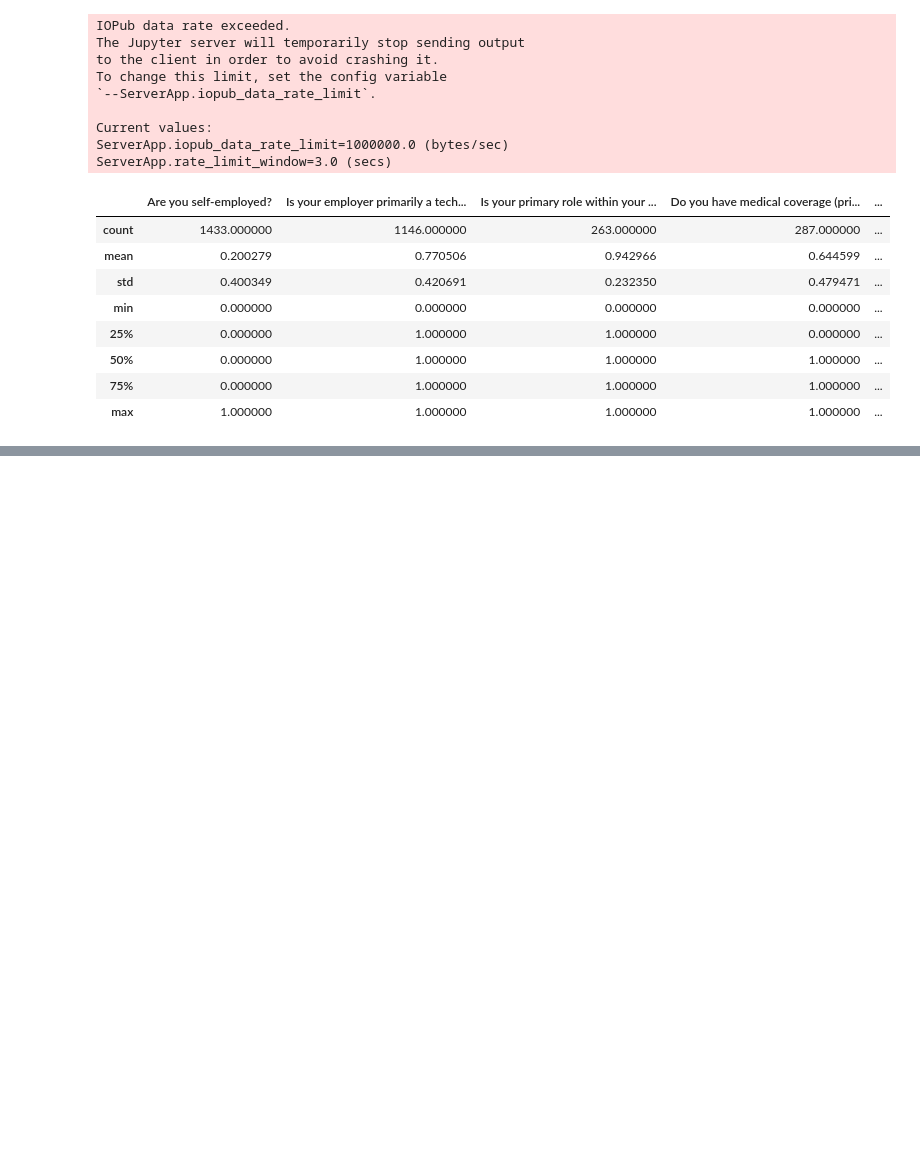
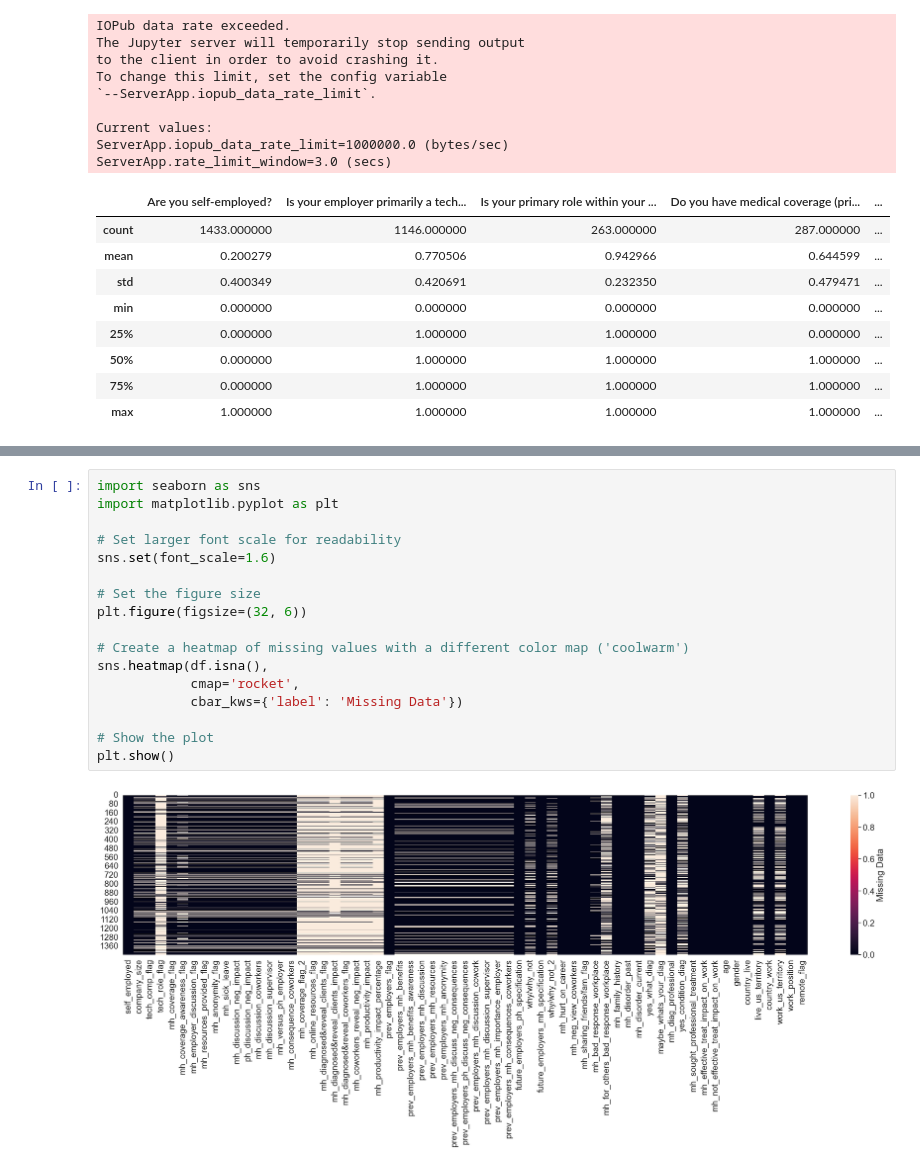
Before and after one commit to Oumaymabamoh/ML_Mental_Health_Cluster_Insights, a Jupyter notebook: data_eda.ipynb, the cells around one changed output, grey strips where cells are left out. Cells and saved outputs as stored; diff of their text form; blank space fills up the shorter version.

```diff
--- a/data_eda.ipynb
+++ b/data_eda.ipynb
@@ -218,0 +225,19 @@ dtype: int64
+# %%
+import seaborn as sns
+import matplotlib.pyplot as plt
+
+# Set larger font scale for readability
+sns.set(font_scale=1.6)
+
+# Set the figure size
+plt.figure(figsize=(32, 6))
+
+# Create a heatmap of missing values with a different color map ('coolwarm')
+sns.heatmap(df.isna(),
+            cmap='rocket',
+            cbar_kws={'label': 'Missing Data'})
+
+# Show the plot
+plt.show()
+# %% [output]
+[figure, added]
```
Also changed, not shown: parts of 45 cells of this notebook.
